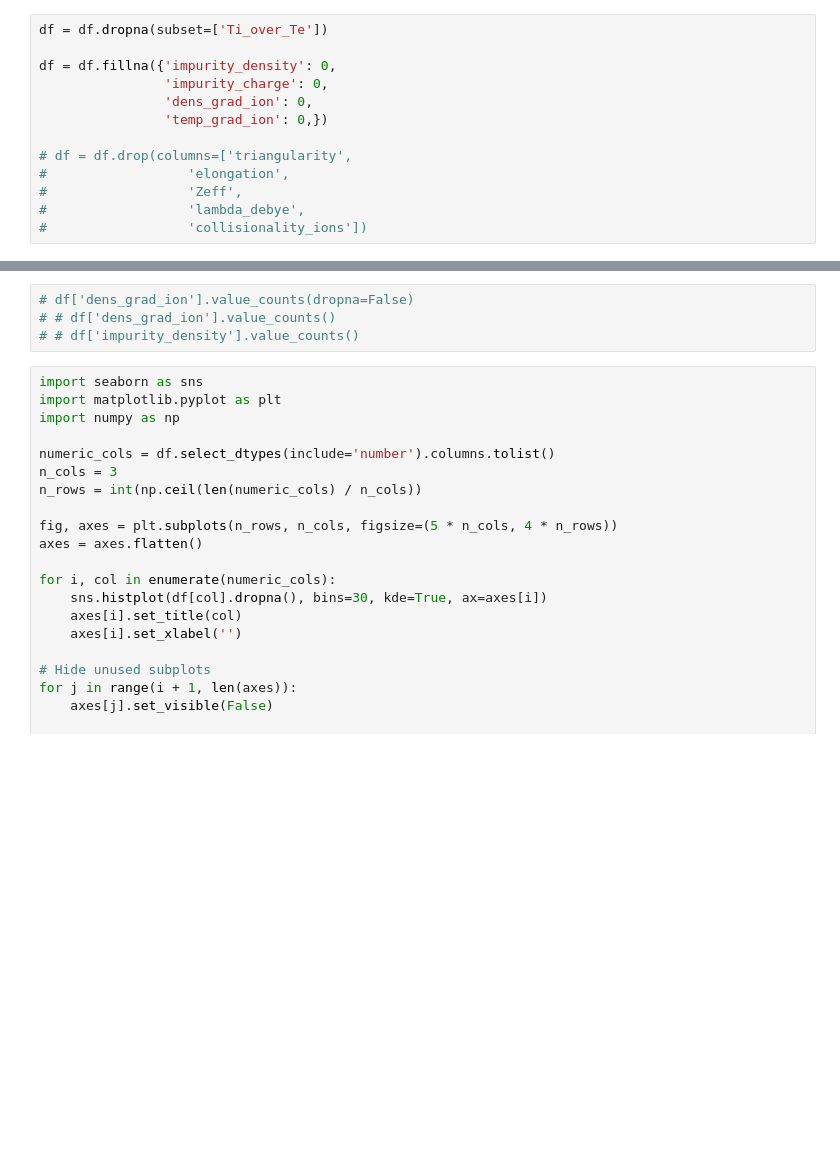
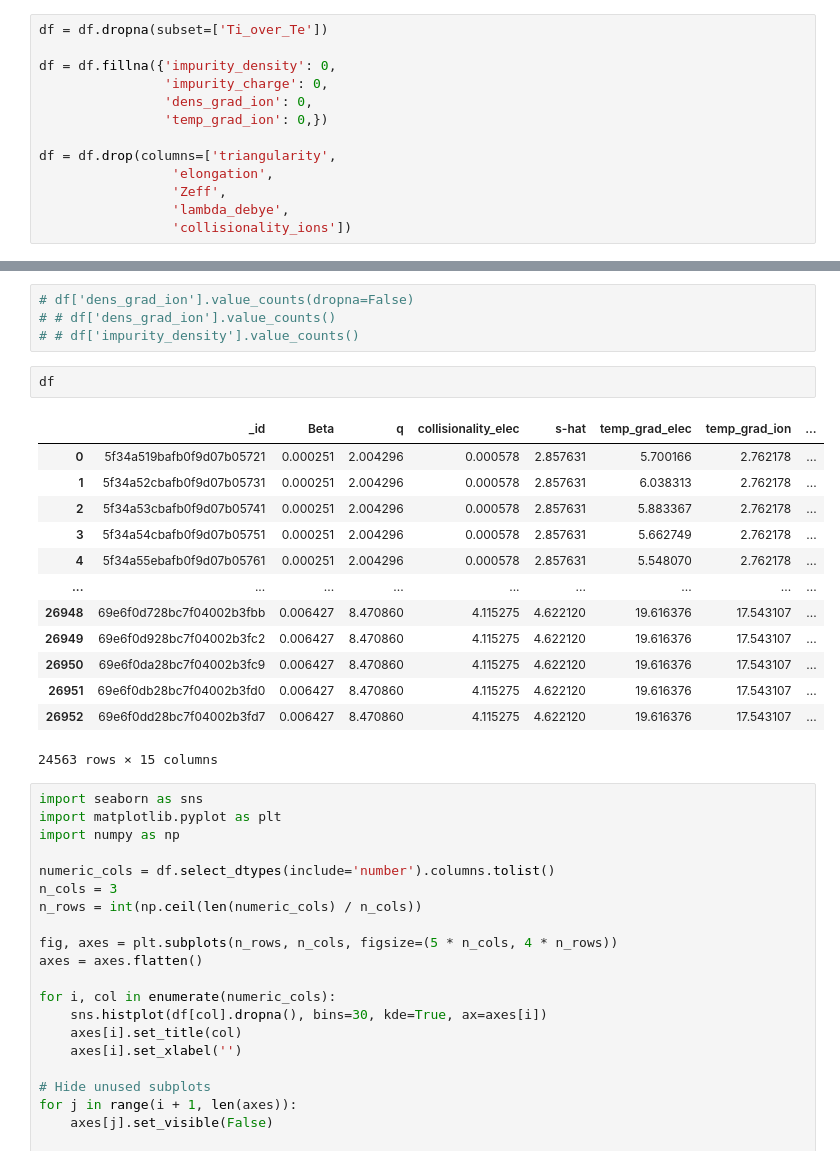
Before and after one commit to joeyschmidt97/MGKDB_parameter_overview, a Jupyter notebook: analysis/df_filter_creation.ipynb, the cells around one changed output, grey strips where cells are left out. Saved outputs shown, nothing was run; the diff lists cells and outputs as text; blank space fills up the shorter version.

```diff
--- a/analysis/sparsity_scan.ipynb
+++ b/analysis/df_filter_creation.ipynb
@@ -151,11 +151,11 @@ df = df.fillna({'impurity_density': 0,
                 'dens_grad_ion': 0,
                 'temp_grad_ion': 0,})
 
-# df = df.drop(columns=['triangularity',
-#                  'elongation',
-#                  'Zeff',
-#                  'lambda_debye',
-#                  'collisionality_ions'])
+df = df.drop(columns=['triangularity',
+                 'elongation',
+                 'Zeff',
+                 'lambda_debye',
+                 'collisionality_ions'])
 # %%
 plot_coverage(df)
 # %% [output]
@@ -164,6 +164,22 @@ plot_coverage(df)
 # df['dens_grad_ion'].value_counts(dropna=False)
 # # df['dens_grad_ion'].value_counts()
 # # df['impurity_density'].value_counts()
+# %%
+df
+# %% [output]
+|  | _id | Beta | q | collisionality_elec | s-hat | temp_grad_elec | temp_grad_ion | ... |
+| 0 | 5f34a519bafb0f9d07b05721 | 0.000251 | 2.004296 | 0.000578 | 2.857631 | 5.700166 | 2.762178 | ... |
+| 1 | 5f34a52cbafb0f9d07b05731 | 0.000251 | 2.004296 | 0.000578 | 2.857631 | 6.038313 | 2.762178 | ... |
+| 2 | 5f34a53cbafb0f9d07b05741 | 0.000251 | 2.004296 | 0.000578 | 2.857631 | 5.883367 | 2.762178 | ... |
+| 3 | 5f34a54cbafb0f9d07b05751 | 0.000251 | 2.004296 | 0.000578 | 2.857631 | 5.662749 | 2.762178 | ... |
+| 4 | 5f34a55ebafb0f9d07b05761 | 0.000251 | 2.004296 | 0.000578 | 2.857631 | 5.548070 | 2.762178 | ... |
+| ... | ... | ... | ... | ... | ... | ... | ... | ... |
+| 26948 | 69e6f0d728bc7f04002b3fbb | 0.006427 | 8.470860 | 4.115275 | 4.622120 | 19.616376 | 17.543107 | ... |
+| 26949 | 69e6f0d928bc7f04002b3fc2 | 0.006427 | 8.470860 | 4.115275 | 4.622120 | 19.616376 | 17.543107 | ... |
+| 26950 | 69e6f0da28bc7f04002b3fc9 | 0.006427 | 8.470860 | 4.115275 | 4.622120 | 19.616376 | 17.543107 | ... |
+| 26951 | 69e6f0db28bc7f04002b3fd0 | 0.006427 | 8.470860 | 4.115275 | 4.622120 | 19.616376 | 17.543107 | ... |
+| 26952 | 69e6f0dd28bc7f04002b3fd7 | 0.006427 | 8.470860 | 4.115275 | 4.622120 | 19.616376 | 17.543107 | ... |
+24563 rows × 15 columns
 # %%
 import seaborn as sns
 import matplotlib.pyplot as plt
```
Also changed, not shown: parts of 1 cell of this notebook, 2 other files.
